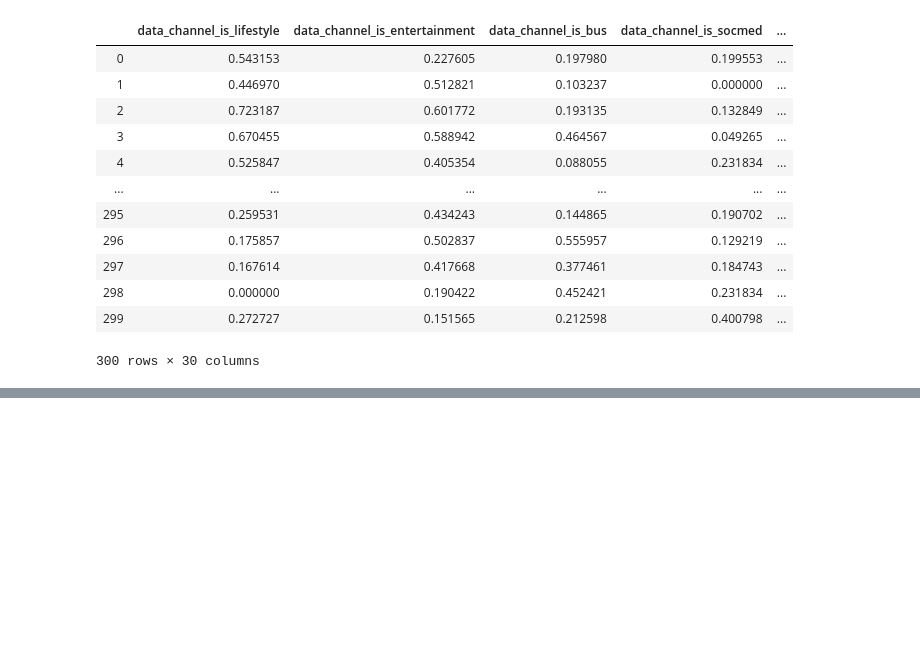
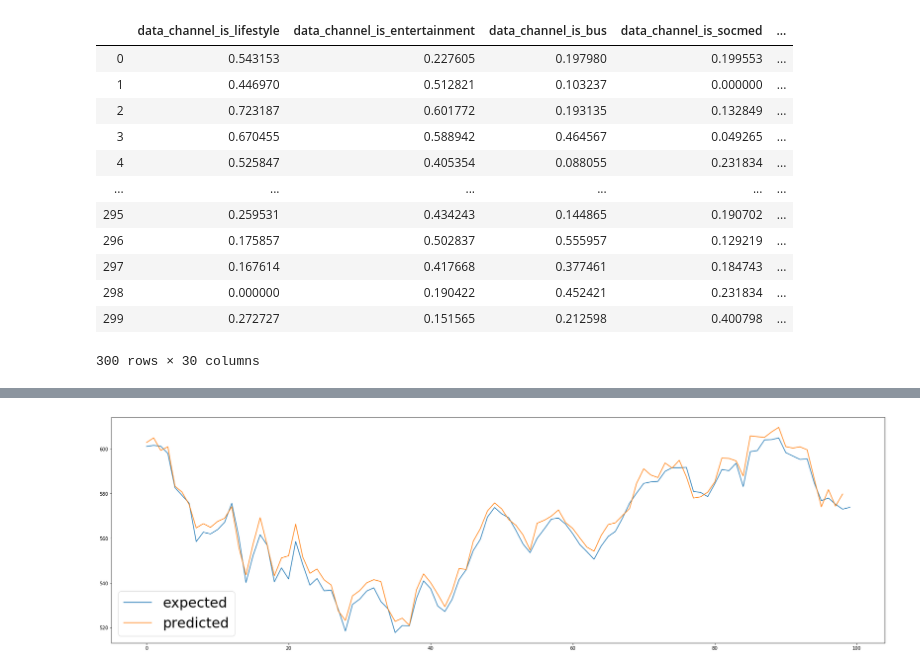
Before and after one commit to stanleykywu/predicting-stocks, a Jupyter notebook: models/LSTM.ipynb, the cells around one changed output, grey strips where cells are left out. Drawn from its saved outputs; the diff is of its cells as text; code cells hidden in the pictures; blank space fills up the shorter version.

```diff
--- a/models/LSTM.ipynb
+++ b/models/LSTM.ipynb
@@ -130,0 +155,11 @@ Epoch 36/100
+# %%
+validation_results = getPredictions(validation_data_scaled, valX, 'Middle')
+# %%
+# Plot testing data with known
+plt.figure(figsize = (30,9))
+plt.plot(range(validation_data.shape[0]), validation_data['Middle'], label='expected')
+plt.plot(range(len(validation_results)), validation_results, label='predicted')
+plt.legend(prop={'size': 30})
+plt.show()
+# %% [output]
+[figure, added]
```
Also changed, not shown: parts of 6 cells of this notebook.
